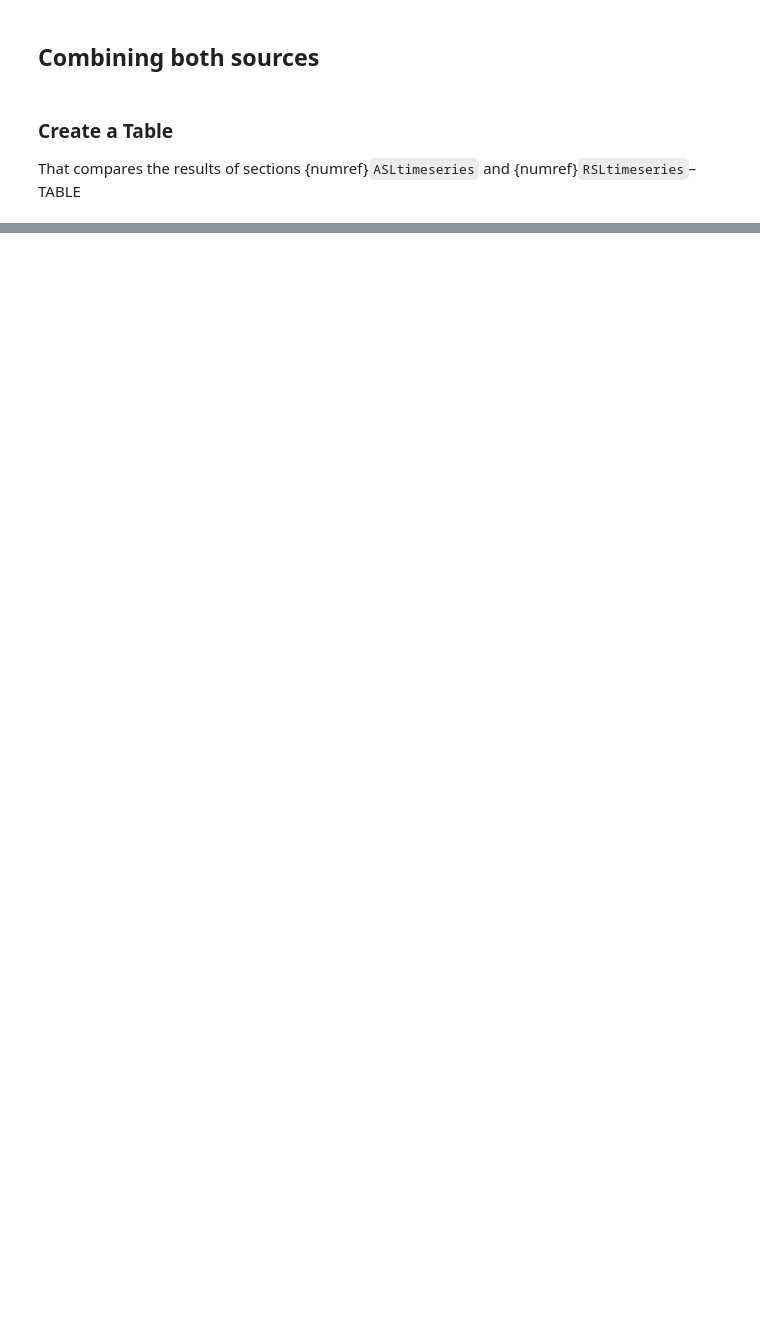
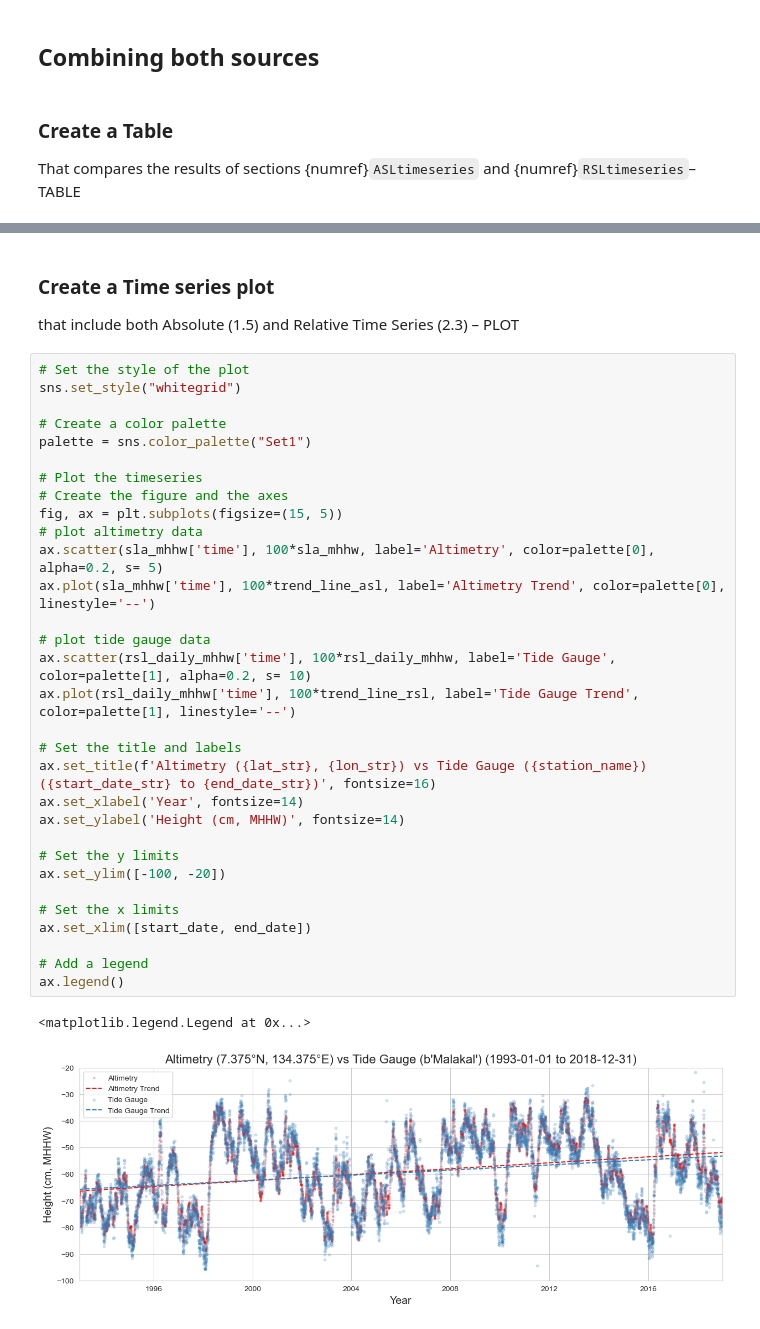
Before and after one commit to jwfiedler/SL_Indicators, a Jupyter notebook: SL_indicators_NBs/SL_magnitude.ipynb, the cells around one changed output, grey strips where cells are left out. Drawn from its saved outputs; the diff is of its cells as text; blank space fills up the shorter version.

```diff
--- a/SL_indicators_NBs/SL_magnitude.ipynb
+++ b/SL_indicators_NBs/SL_magnitude.ipynb
@@ -728,0 +645,38 @@ def process_data_yearly(time, sea_level_anomaly):
+# %% [markdown]
+
+ ### Create a Time series plot
+ that include both Absolute (1.5) and Relative Time Series (2.3) – PLOT
+# %%
+# Set the style of the plot
+sns.set_style("whitegrid")
+
+# Create a color palette
+palette = sns.color_palette("Set1")
+
+# Plot the timeseries
+# Create the figure and the axes
+fig, ax = plt.subplots(figsize=(15, 5))
+# plot altimetry data
+ax.scatter(sla_mhhw['time'], 100*sla_mhhw, label='Altimetry', color=palette[0], alpha=0.2, s= 5)
+ax.plot(sla_mhhw['time'], 100*trend_line_asl, label='Altimetry Trend', color=palette[0], linestyle='--')
+
+# plot tide gauge data
+ax.scatter(rsl_daily_mhhw['time'], 100*rsl_daily_mhhw, label='Tide Gauge', color=palette[1], alpha=0.2, s= 10)
+ax.plot(rsl_daily_mhhw['time'], 100*trend_line_rsl, label='Tide Gauge Trend', color=palette[1], linestyle='--')
+
+# Set the title and labels
+ax.set_title(f'Altimetry ({lat_str}, {lon_str}) vs Tide Gauge ({station_name}) ({start_date_str} to {end_date_str})', fontsize=16)
+ax.set_xlabel('Year', fontsize=14)
+ax.set_ylabel('Height (cm, MHHW)', fontsize=14)
+
+# Set the y limits
+ax.set_ylim([-100, -20])
+
+# Set the x limits
+ax.set_xlim([start_date, end_date])
+
+# Add a legend
+ax.legend()
+# %% [output]
+<matplotlib.legend.Legend at 0x...>
+[figure, added]
```
Also changed, not shown: parts of 13 cells of this notebook.
